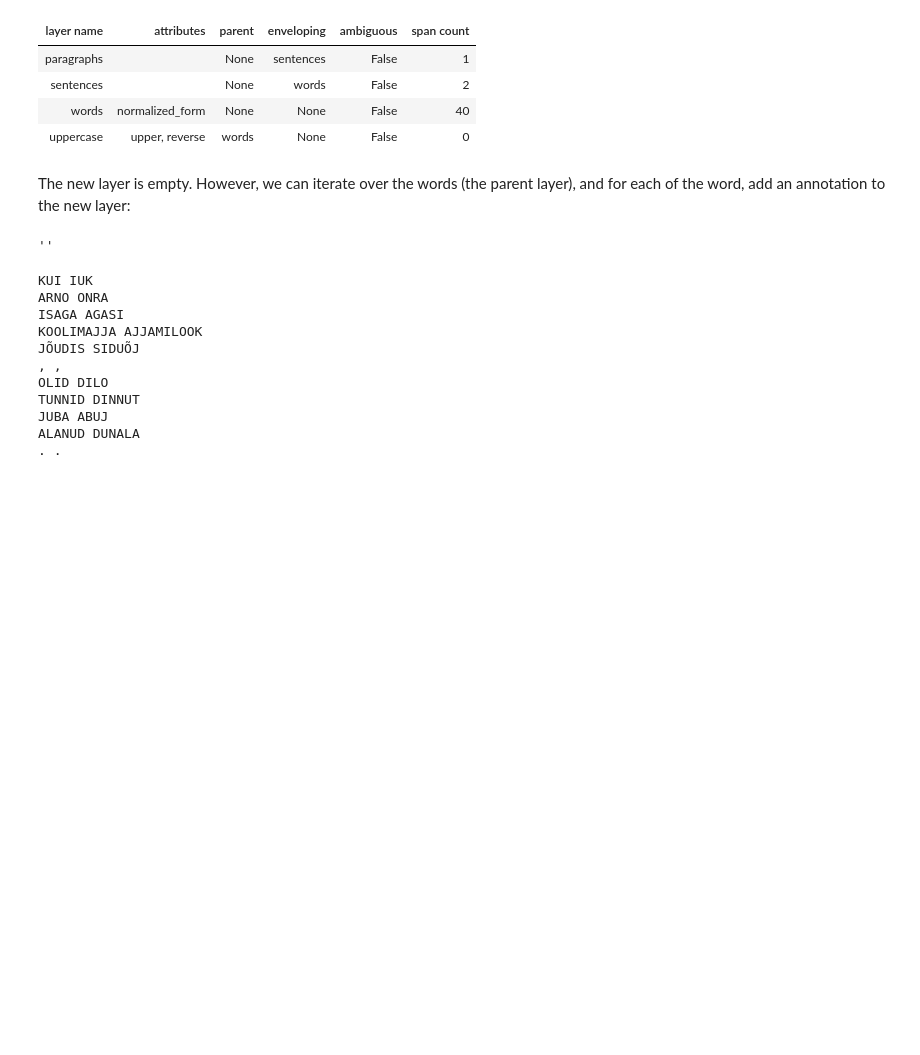
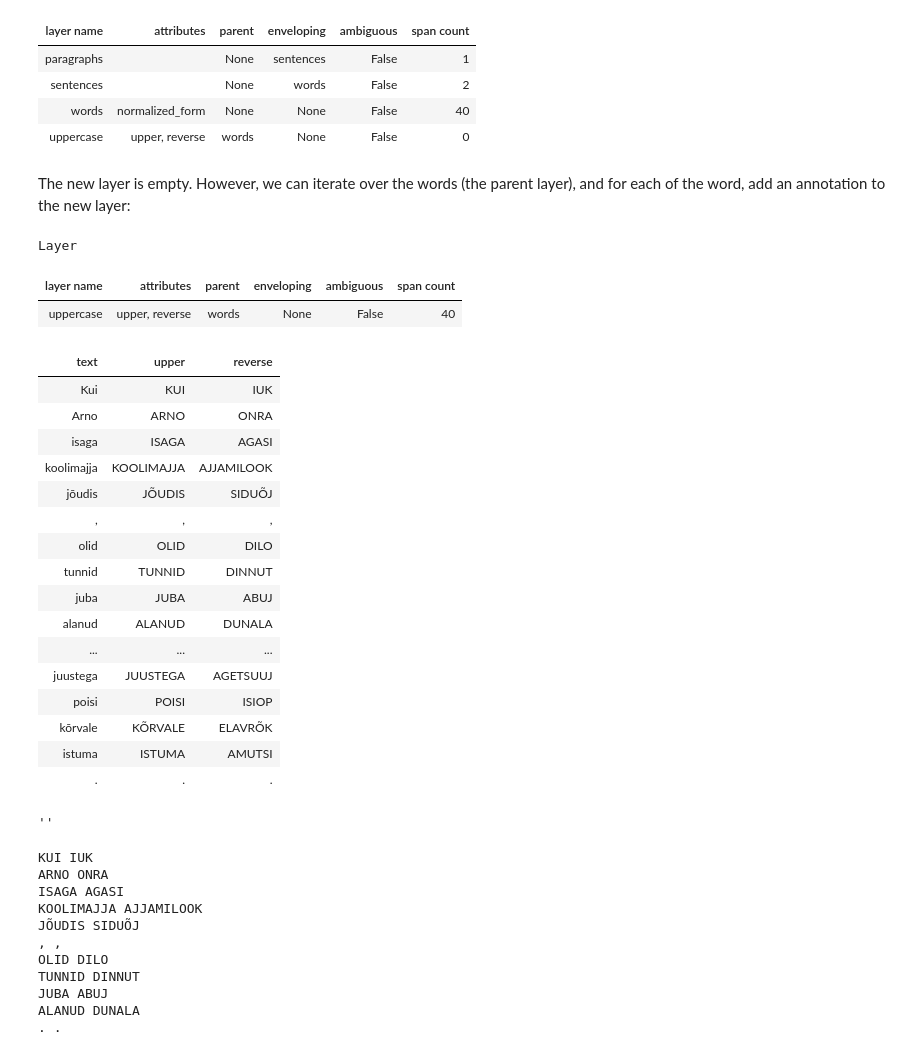
Before and after one commit to estnltk/estnltk, a Jupyter notebook: tutorials/brief_intro_to_text_layers_and_tools.ipynb, the cells around one changed output. Cells and saved outputs as stored; diff of their text form; code cells hidden in the pictures; blank space fills up the shorter version.

```diff
--- a/tutorials/brief_intro_to_text_layers_and_tools.ipynb
+++ b/tutorials/brief_intro_to_text_layers_and_tools.ipynb
@@ -156,10 +156,29 @@ The new layer is empty. However, we can iterate over the words (the parent layer
 # %%
 # Example: populating the new layer with elements
 for word in t.words:
-    # Create new Span (markup) that belongs to the new layer
-    m = word.mark('uppercase')
-    # Fill in attributes of the new span
-    m.upper = word.text.upper()
-    m.reverse = word.upper[::-1]
+    dep.add_annotation(word, upper=word.text.upper(), reverse=word.text.upper()[::-1])
+
+dep
+# %% [output]
+Layer
+| layer name | attributes | parent | enveloping | ambiguous | span count |
+| uppercase | upper, reverse | words | None | False | 40 |
+| text | upper | reverse |
+| Kui | KUI | IUK |
+| Arno | ARNO | ONRA |
+| isaga | ISAGA | AGASI |
+| koolimajja | KOOLIMAJJA | AJJAMILOOK |
+| jõudis | JÕUDIS | SIDUÕJ |
+| , | , | , |
+| olid | OLID | DILO |
+| tunnid | TUNNID | DINNUT |
+| juba | JUBA | ABUJ |
+| alanud | ALANUD | DUNALA |
+| ... | ... | ... |
+| juustega | JUUSTEGA | AGETSUUJ |
+| poisi | POISI | ISIOP |
+| kõrvale | KÕRVALE | ELAVRÕK |
+| istuma | ISTUMA | AMUTSI |
+| . | . | . |
 # %%
 # Example: accessing new annotations (attribute values) through the layer name ('uppercase')
```
Also changed, not shown: parts of 2 cells of this notebook, 1 other file.
